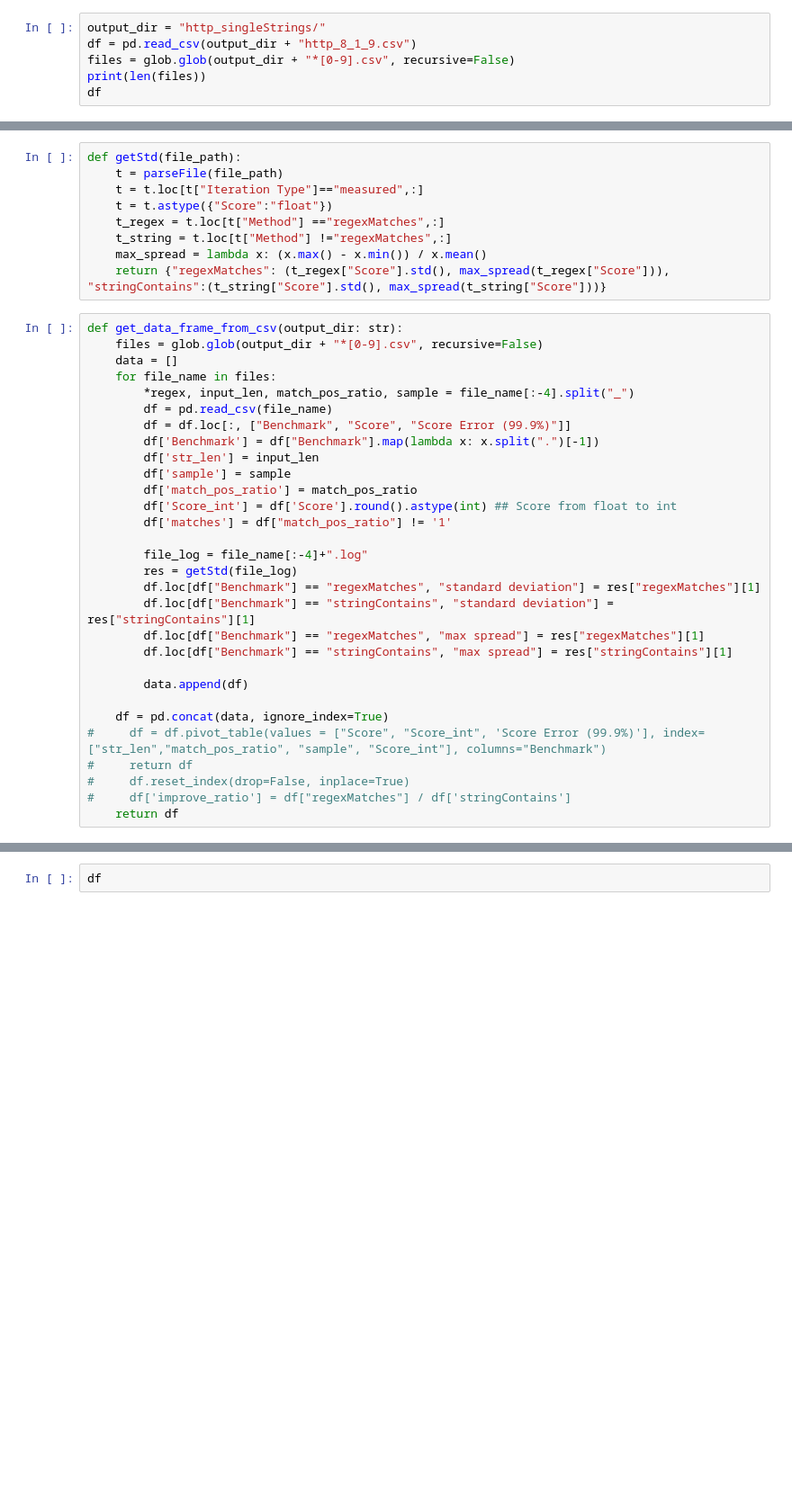
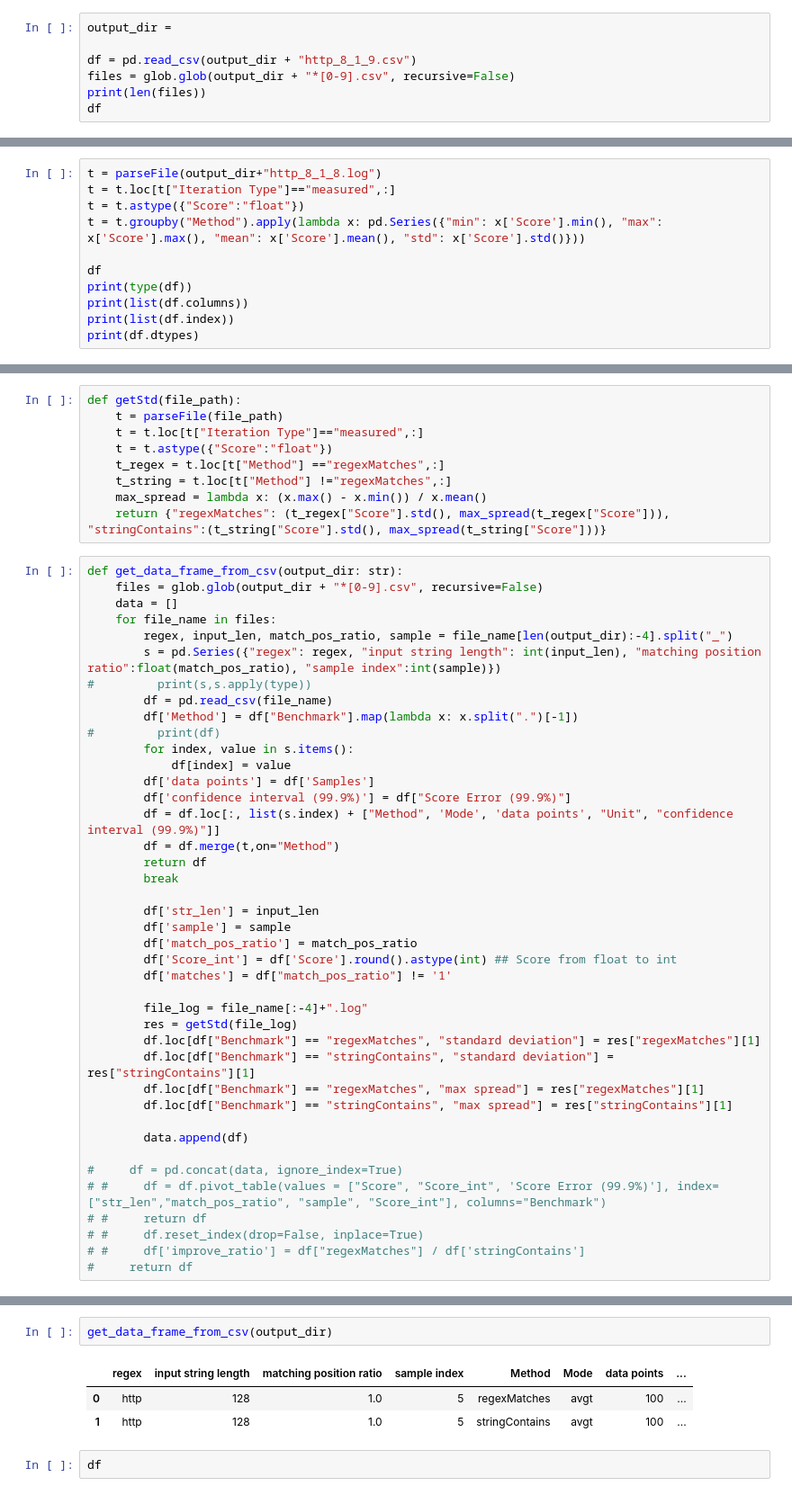
Before and after one commit to wangpeipei90/JMHRegexPerf, a Jupyter notebook: http_singleStrings_5run_15samples.ipynb, the cells around one changed output, grey strips where cells are left out. Shown at 90% size. Cells and saved outputs as stored; diff of their text form; blank space fills up the shorter version.

```diff
--- a/http_singleStrings_5run_15samples.ipynb
+++ b/http_singleStrings_5run_15samples.ipynb
@@ -16,7 +16,8 @@ import statsmodels.api as sm
 import glob
 import math
 # %%
-output_dir = "http_singleStrings/"
+output_dir =
+
 df = pd.read_csv(output_dir + "http_8_1_9.csv")
 files = glob.glob(output_dir + "*[0-9].csv", recursive=False)
 print(len(files))
@@ -26,3 +27,14 @@ df
 |  | Benchmark | Mode | Threads | Samples | Score | Score Error (99.9%) | Unit | Param: regex | Param: str |
 | 0 | benchmark.StringContains.regexMat... | avgt | 1 | 100 | 97.106292 | 0.184889 | ns/op | http | /.R"iu.9 |
 | 1 | benchmark.StringContains.stringCo... | avgt | 1 | 100 | 8.974715 | 0.006571 | ns/op | http | /.R"iu.9 |
+# %%
+t = parseFile(output_dir+"http_8_1_8.log")
+t = t.loc[t["Iteration Type"]=="measured",:]
+t = t.astype({"Score":"float"})
+t = t.groupby("Method").apply(lambda x: pd.Series({"min": x['Score'].min(), "max": x['Score'].max(), "mean": x['Score'].mean(), "std": x['Score'].std()}))
+
+df
+print(type(df))
+print(list(df.columns))
+print(list(df.index))
+print(df.dtypes)
@@ -40,10 +62,21 @@ def get_data_frame_from_csv(output_dir: str):
     files = glob.glob(output_dir + "*[0-9].csv", recursive=False)
     data = []
     for file_name in files:
-        *regex, input_len, match_pos_ratio, sample = file_name[:-4].split("_")
+        regex, input_len, match_pos_ratio, sample = file_name[len(output_dir):-4].split("_")
+        s = pd.Series({"regex": regex, "input string length": int(input_len), "matching position ratio":float(match_pos_ratio), "sample index":int(sample)})
+#         print(s,s.apply(type))
         df = pd.read_csv(file_name)
-        df = df.loc[:, ["Benchmark", "Score", "Score Error (99.9%)"]]
-        df['Benchmark'] = df["Benchmark"].map(lambda x: x.split(".")[-1])
+        df['Method'] = df["Benchmark"].map(lambda x: x.split(".")[-1])
+#         print(df)
+        for index, value in s.items():
+            df[index] = value
+        df['data points'] = df['Samples']
+        df['confidence interval (99.9%)'] = df["Score Error (99.9%)"]
+        df = df.loc[:, list(s.index) + ["Method", 'Mode', 'data points', "Unit", "confidence interval (99.9%)"]]
+        df = df.merge(t,on="Method")
+        return df
+        break
+
         df['str_len'] = input_len
         df['sample'] = sample
         df['match_pos_ratio'] = match_pos_ratio
@@ -59,9 +92,9 @@ def get_data_frame_from_csv(output_dir: str):
 
         data.append(df)
 
-    df = pd.concat(data, ignore_index=True)
-#     df = df.pivot_table(values = ["Score", "Score_int", 'Score Error (99.9%)'], index=["str_len","match_pos_ratio", "sample", "Score_int"], columns="Benchmark")
+#     df = pd.concat(data, ignore_index=True)
+# #     df = df.pivot_table(values = ["Score", "Score_int", 'Score Error (99.9%)'], index=["str_len","match_pos_ratio", "sample", "Score_int"], columns="Benchmark")
+# #     return df
+# #     df.reset_index(drop=False, inplace=True)
+# #     df['improve_ratio'] = df["regexMatches"] / df['stringContains']
 #     return df
-#     df.reset_index(drop=False, inplace=True)
-#     df['improve_ratio'] = df["regexMatches"] / df['stringContains']
-    return df
@@ -70,3 +101,9 @@ df = get_data_frame_from_csv(output_dir)
+# %%
+get_data_frame_from_csv(output_dir)
+# %% [output]
+|  | regex | input string length | matching position ratio | sample index | Method | Mode | data points | ... |
+| 0 | http | 128 | 1.0 | 5 | regexMatches | avgt | 100 | ... |
+| 1 | http | 128 | 1.0 | 5 | stringContains | avgt | 100 | ... |
 # %%
 df
 # %% [output]
```
Also changed, not shown: parts of 2 cells of this notebook, 1 other file.
